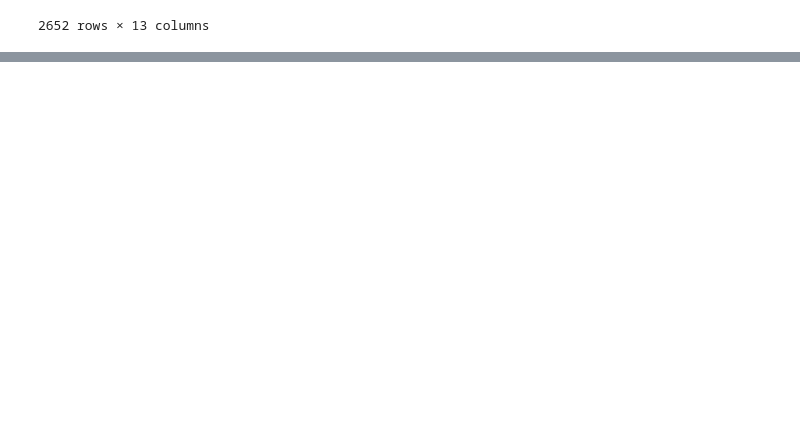
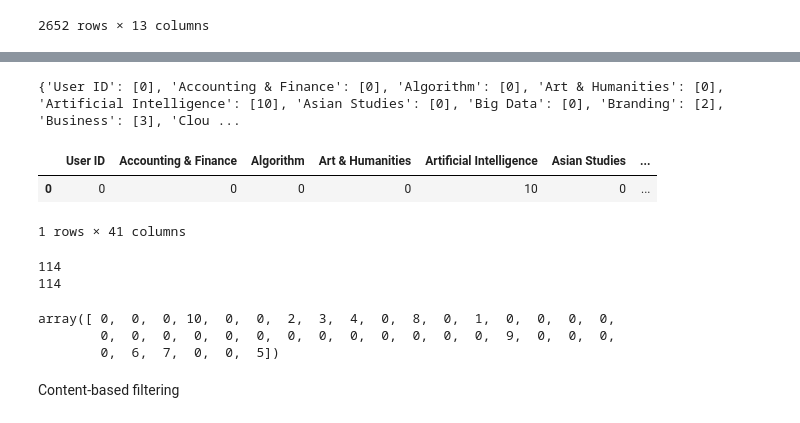
Before and after one commit to duyenle1312/lms, a Jupyter notebook: data_cleaning.ipynb, the cells around one changed output, grey strips where cells are left out. Drawn from its saved outputs; the diff is of its cells as text; code cells hidden in the pictures; blank space fills up the shorter version.

```diff
--- a/data_cleaning.ipynb
+++ b/data_cleaning.ipynb
@@ -54,5 +54,7 @@ clean_courses
 | 8359 | Tools and Practices for Addressin... | 0.0 | Beginner level | Flexible schedule | How to use data to make informed ... | Data Science, Pandemic, Public He... | Introduction, Data-driven Approac... | Marco Brambilla | ... |
 | 8369 | Visualizing static networks with R | 0.0 | Intermediate level | Hands-on learning | Learn to preprocess raw data to c... | Network Analysis, igraph, R Progr... | Learn step-by-step | You (Lilian) Cheng | ... |
 2652 rows × 13 columns
+# %%
+clean_courses.loc[clean_courses["Keyword"] == 'DataScience', 'Keyword'] = "Data Science"
 # %%
 clean_courses.to_csv("course_data.csv", sep='\t', encoding='utf-8', index=False, header=True)
@@ -58,0 +129,2 @@ clean_courses.to_csv("course_data.csv", sep='\t', encoding='utf-8', index=False,
+# %%
+keywords = clean_courses['Skill gain'].unique()
@@ -58,0 +231,27 @@ clean_courses.to_csv("course_data.csv", sep='\t', encoding='utf-8', index=False,
+# %%
+# initialize list of lists
+user_columns = ["User ID"] + keywords_set
+
+user_result = {}
+user_result["User ID"] = [0]
+# Create the pandas DataFrame
+user_interests = { "Artificial Intelligence": 10, "Race & Racism": 9,
+                  "Data Science": 8, "Technology": 7, "Software Development": 6,
+                  "Web Development": 5, "Cloud Technology": 4, "Business": 3, "Branding": 2, "Design": 1}
+
+for col in keywords_set:
+    if col in user_interests:
+        user_result[col] = [user_interests[col]]
+    else:
+        user_result[col] = [0]
+
+print(user_result)
+
+user_df = pd.DataFrame(user_result, columns=user_columns)
+
+user_df
+# %% [output]
+{'User ID': [0], 'Accounting & Finance': [0], 'Algorithm': [0], 'Art & Humanities': [0], 'Artificial Intelligence': [10], 'Asian Studies': [0], 'Big Data': [0], 'Branding': [2], 'Business': [3], 'Clou ...
+|  | User ID | Accounting & Finance | Algorithm | Art & Humanities | Artificial Intelligence | Asian Studies | ... |
+| 0 | 0 | 0 | 0 | 0 | 10 | 0 | ... |
+1 rows × 41 columns
@@ -58,0 +260,22 @@ clean_courses.to_csv("course_data.csv", sep='\t', encoding='utf-8', index=False,
+# %%
+test_data = df.iloc[:].to_numpy()
+print(len(test_data))
+
+new = []
+
+for i in range(len(test_data)):
+    new.append(test_data[i][2:])
+
+print(len(new))
+# %% [output]
+114
+114
+# %%
+user_test = user_df.iloc[0].to_numpy()[1:]
+user_test
+# %% [output]
+array([ 0,  0,  0, 10,  0,  0,  2,  3,  4,  0,  8,  0,  1,  0,  0,  0,  0,
+        0,  0,  0,  0,  0,  0,  0,  0,  0,  0,  0,  0,  0,  9,  0,  0,  0,
+        0,  6,  7,  0,  0,  5])
+# %% [markdown]
+Content-based filtering
```
Also changed, not shown: parts of 14 cells of this notebook, 20 other files.
